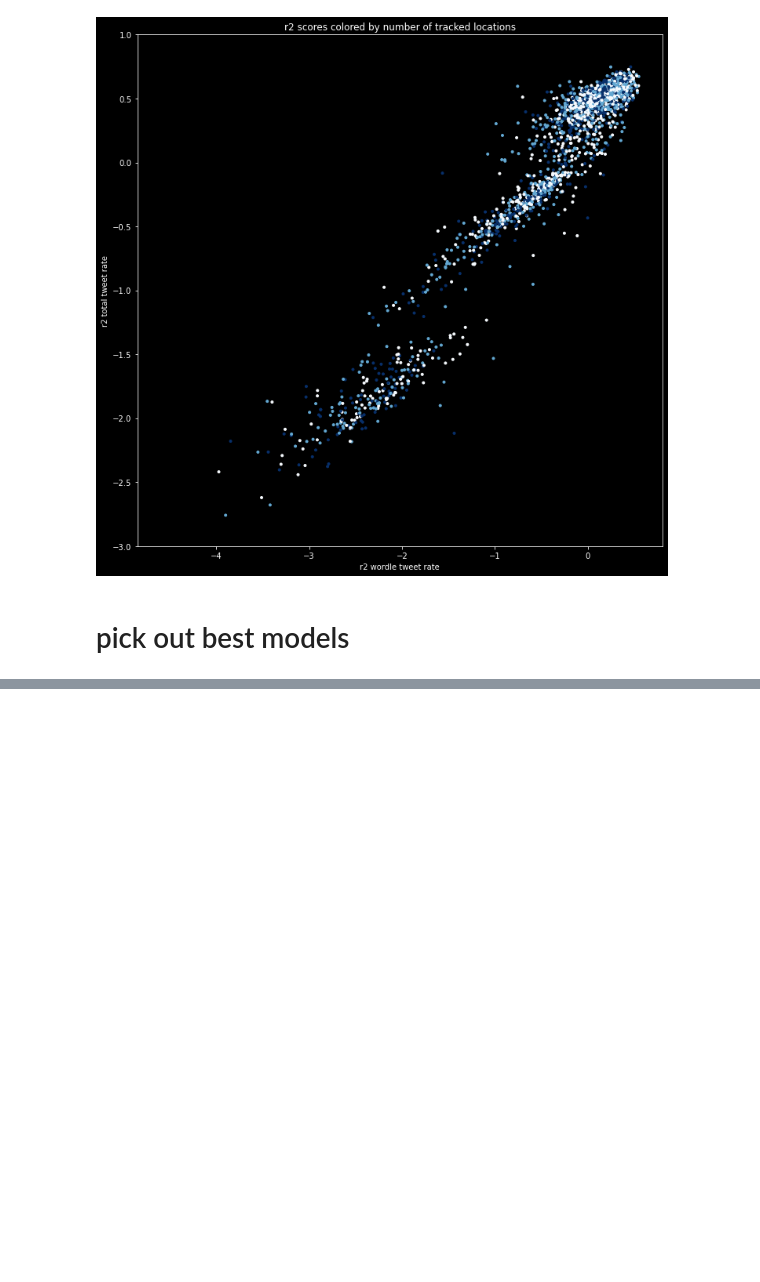
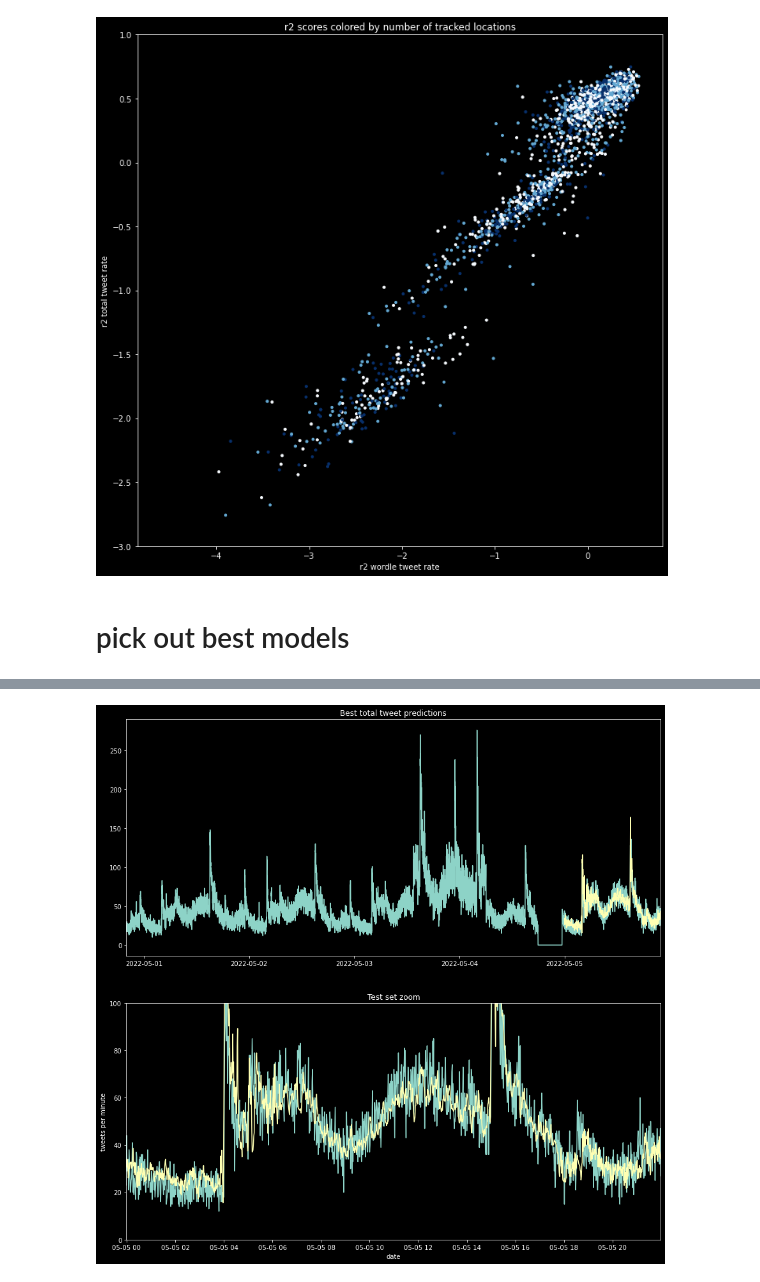
Before and after one commit to dtersegno/capstone, a Jupyter notebook: model/4_models.ipynb, the cells around one changed output, grey strips where cells are left out. Drawn from its saved outputs; the diff is of its cells as text; code cells hidden in the pictures; blank space fills up the shorter version.

```diff
--- a/model/4_models.ipynb
+++ b/model/4_models.ipynb
@@ -634,0 +667,16 @@ results_df.sort_values(by = ['results_product'], ascending = False).head(10)
+# %%
+#plot best total predictions
+fig, (ax1, ax2) = plt.subplots(nrows = 2, figsize = (15,15))
+ax1.plot(ts_df['total_tweets'])
+ax1.plot(best_model_total_preds[0])
+ax1.set_xlim(y_train.index.min(),y_test.index.max())
+ax2.plot(ts_df['total_tweets'])
+ax2.plot(best_model_total_preds[0])
+ax2.set_xlim(y_test.index.min(),y_test.index.max())
+ax1.set_title("Best total tweet predictions")
+ax2.set_title("Test set zoom")
+ax2.set_ylim(0,100)
+plt.xlabel('date')
+plt.ylabel("tweets per minute");
+# %% [output]
+[figure, added]
```
Also changed, not shown: parts of 5 cells of this notebook, 5 other files.
